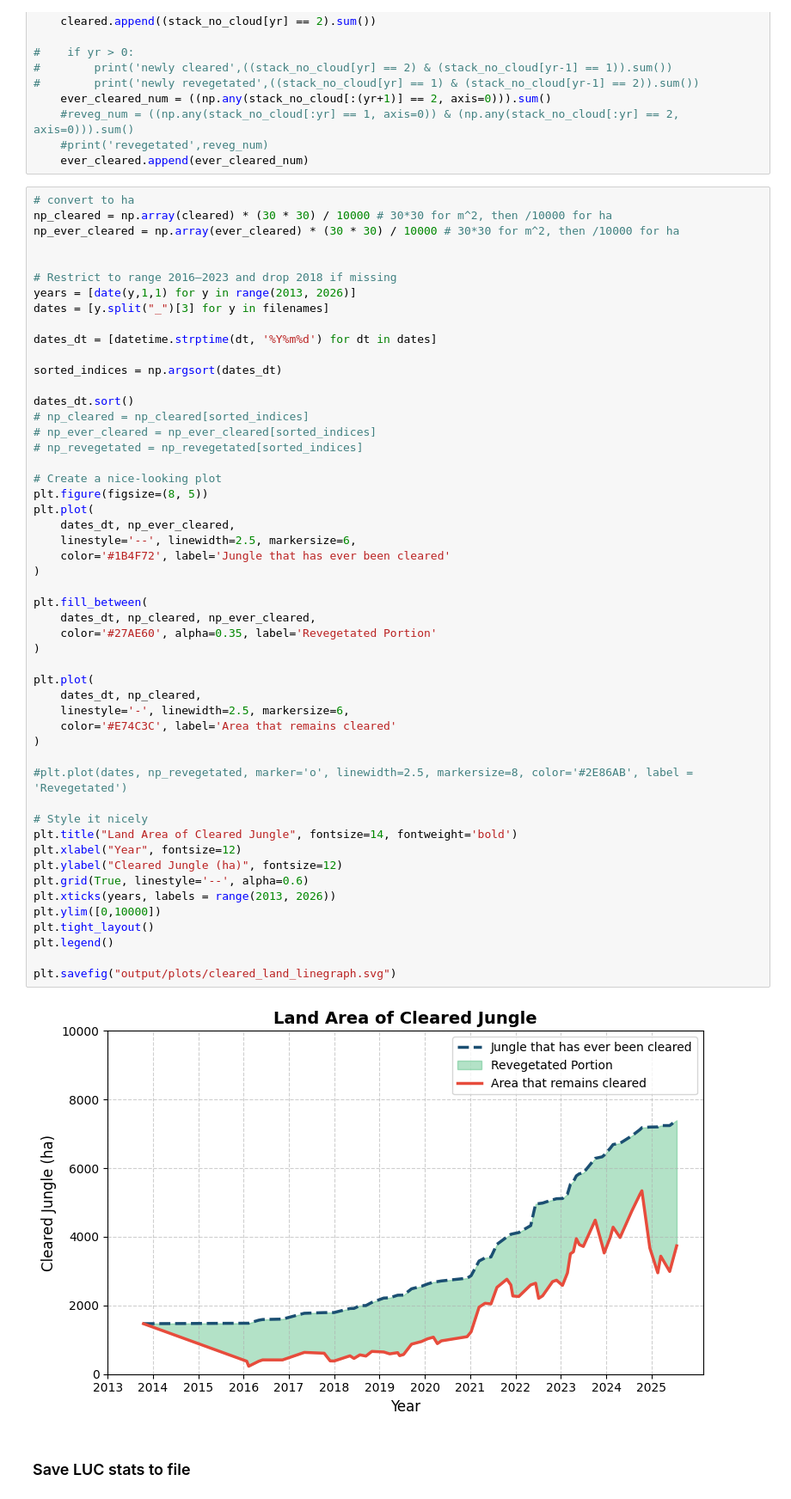
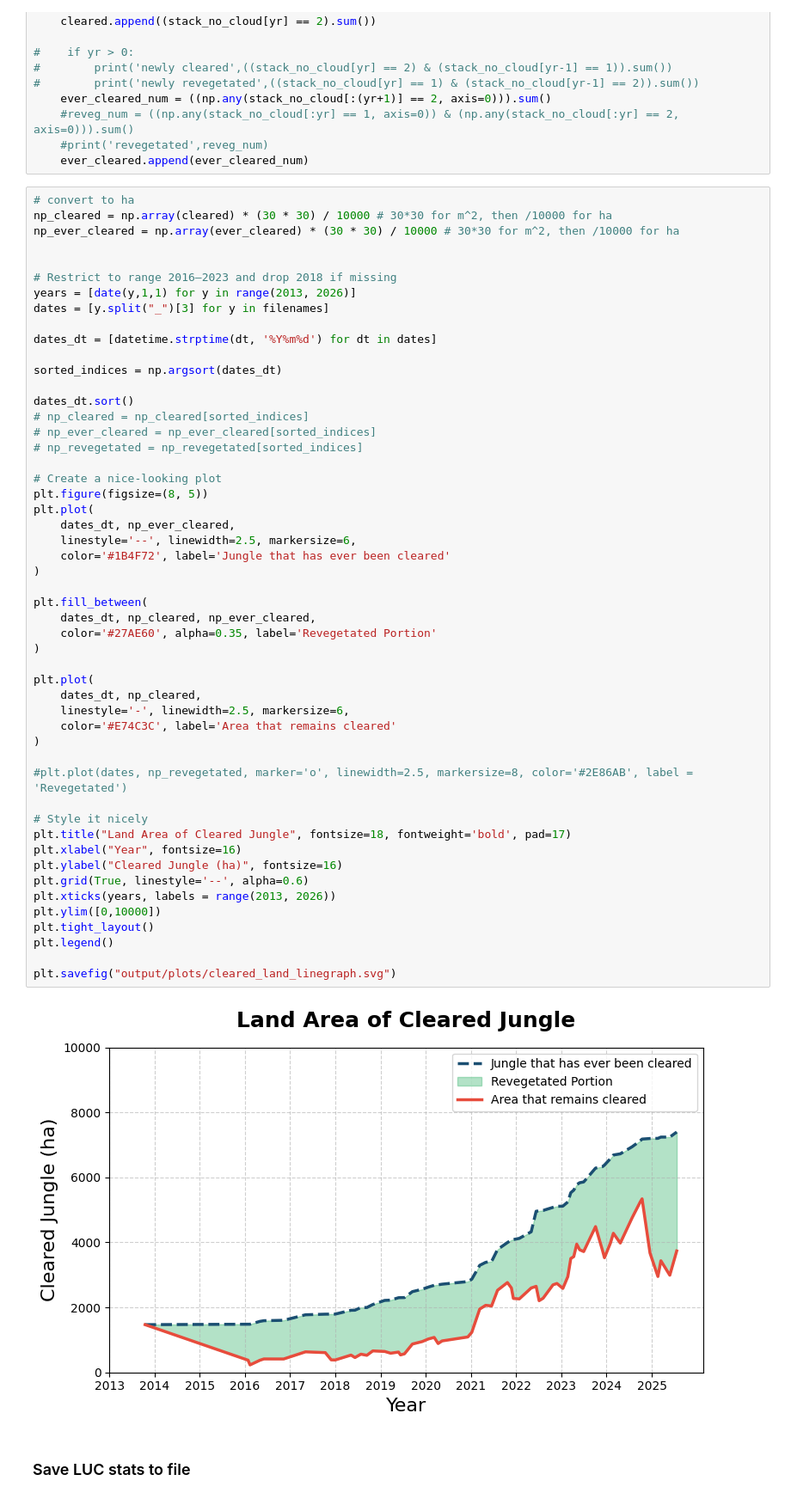
Before and after one commit to alterandos/wedabaywatch, a Jupyter notebook: Classification_v2.ipynb, the cells around one changed output. Shown at 86% size. Saved outputs shown, nothing was run; the diff lists cells and outputs as text.

```diff
--- a/Classification_v2.ipynb
+++ b/Classification_v2.ipynb
@@ -454,37 +480,37 @@ dates_dt.sort()
 # Create a nice-looking plot
 plt.figure(figsize=(8, 5))
 plt.plot(
     dates_dt, np_ever_cleared,
     linestyle='--', linewidth=2.5, markersize=6,
     color='#1B4F72', label='Jungle that has ever been cleared'
 )
 
 plt.fill_between(
     dates_dt, np_cleared, np_ever_cleared,
     color='#27AE60', alpha=0.35, label='Revegetated Portion'
 )
 
 plt.plot(
     dates_dt, np_cleared,
     linestyle='-', linewidth=2.5, markersize=6,
     color='#E74C3C', label='Area that remains cleared'
 )
 
 #plt.plot(dates, np_revegetated, marker='o', linewidth=2.5, markersize=8, color='#2E86AB', label = 'Revegetated')
 
 # Style it nicely
-plt.title("Land Area of Cleared Jungle", fontsize=14, fontweight='bold')
-plt.xlabel("Year", fontsize=12)
-plt.ylabel("Cleared Jungle (ha)", fontsize=12)
+plt.title("Land Area of Cleared Jungle", fontsize=18, fontweight='bold', pad=17)
+plt.xlabel("Year", fontsize=16)
+plt.ylabel("Cleared Jungle (ha)", fontsize=16)
 plt.grid(True, linestyle='--', alpha=0.6)
 plt.xticks(years, labels = range(2013, 2026))
 plt.ylim([0,10000])
 plt.tight_layout()
 plt.legend()
 
 plt.savefig("output/plots/cleared_land_linegraph.svg")
 # %% [output]
-[figure, old version]
+[figure, new version]
 # %% [markdown]
 ### Save LUC stats to file
 # %%
```
Also changed, not shown: parts of 3 cells of this notebook, 8 other files.
